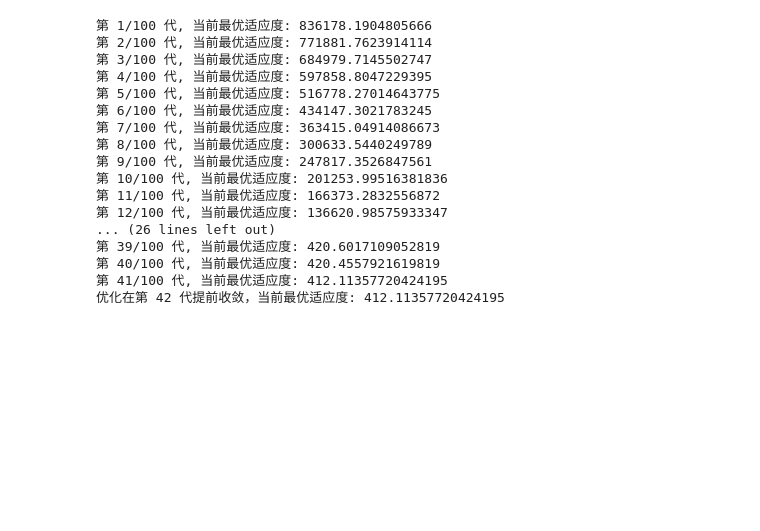
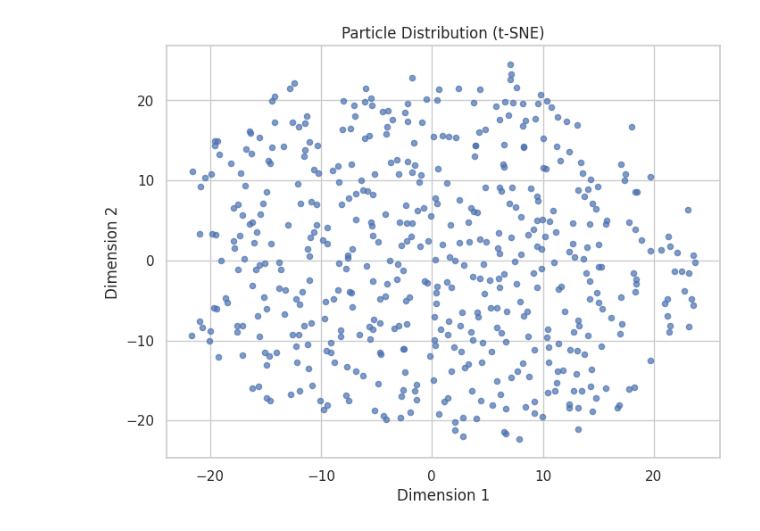
Before and after one commit to HakureiPOI/Modeling_Allowance, a Jupyter notebook: GSA.ipynb, the cells around one changed output. Drawn from its saved outputs; the diff is of its cells as text; code cells hidden in the pictures; blank space fills up the shorter version.

```diff
--- a/GSA.ipynb
+++ b/GSA.ipynb
@@ -134,25 +158,10 @@ def complex_function(x):
     # x 是目标函数的变量列表
     return sum((1 - x[:-1])**2 + 100 * (x[1:] - x[:-1]**2)**2)
 # %%
-dim = 100
+dim = 10
 bounds = [(-5, 5)] * dim  # 每个维度不同的边界
 gsa = GravitationalSearchAlgorithm(obj_function=complex_function, dim=dim, bounds=bounds)
-best_position, best_score = gsa.optimize()
-# %% [output]
-第 1/100 代, 当前最优适应度: 836178.1904805666
-第 2/100 代, 当前最优适应度: 771881.7623914114
-第 3/100 代, 当前最优适应度: 684979.7145502747
-第 4/100 代, 当前最优适应度: 597858.8047229395
-第 5/100 代, 当前最优适应度: 516778.27014643775
-第 6/100 代, 当前最优适应度: 434147.3021783245
-第 7/100 代, 当前最优适应度: 363415.04914086673
-第 8/100 代, 当前最优适应度: 300633.5440249789
-第 9/100 代, 当前最优适应度: 247817.3526847561
-第 10/100 代, 当前最优适应度: 201253.99516381836
-第 11/100 代, 当前最优适应度: 166373.2832556872
-第 12/100 代, 当前最优适应度: 136620.98575933347
-... (26 lines left out)
-第 39/100 代, 当前最优适应度: 420.6017109052819
-第 40/100 代, 当前最优适应度: 420.4557921619819
-第 41/100 代, 当前最优适应度: 412.11357720424195
-优化在第 42 代提前收敛，当前最优适应度: 412.11357720424195
+# %%
+gsa.visualize_positions()
+# %% [output]
+[figure, added]
```
Also changed, not shown: parts of 6 cells of this notebook.
